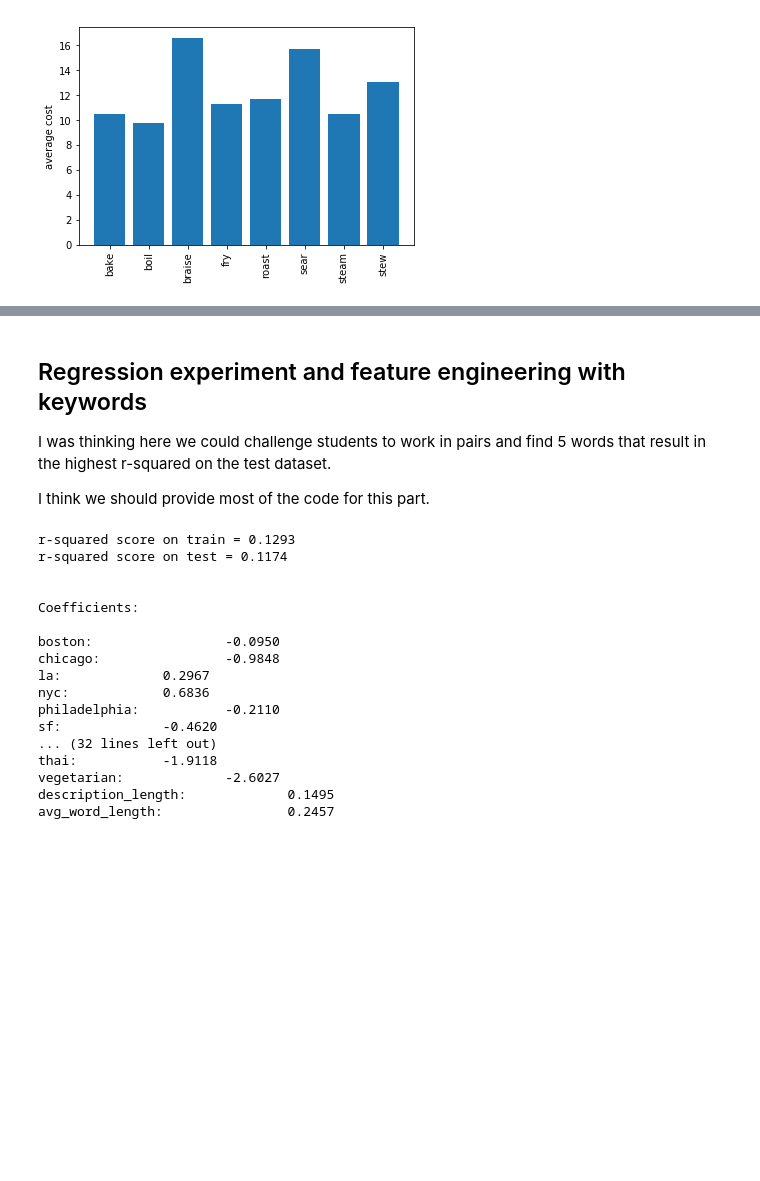
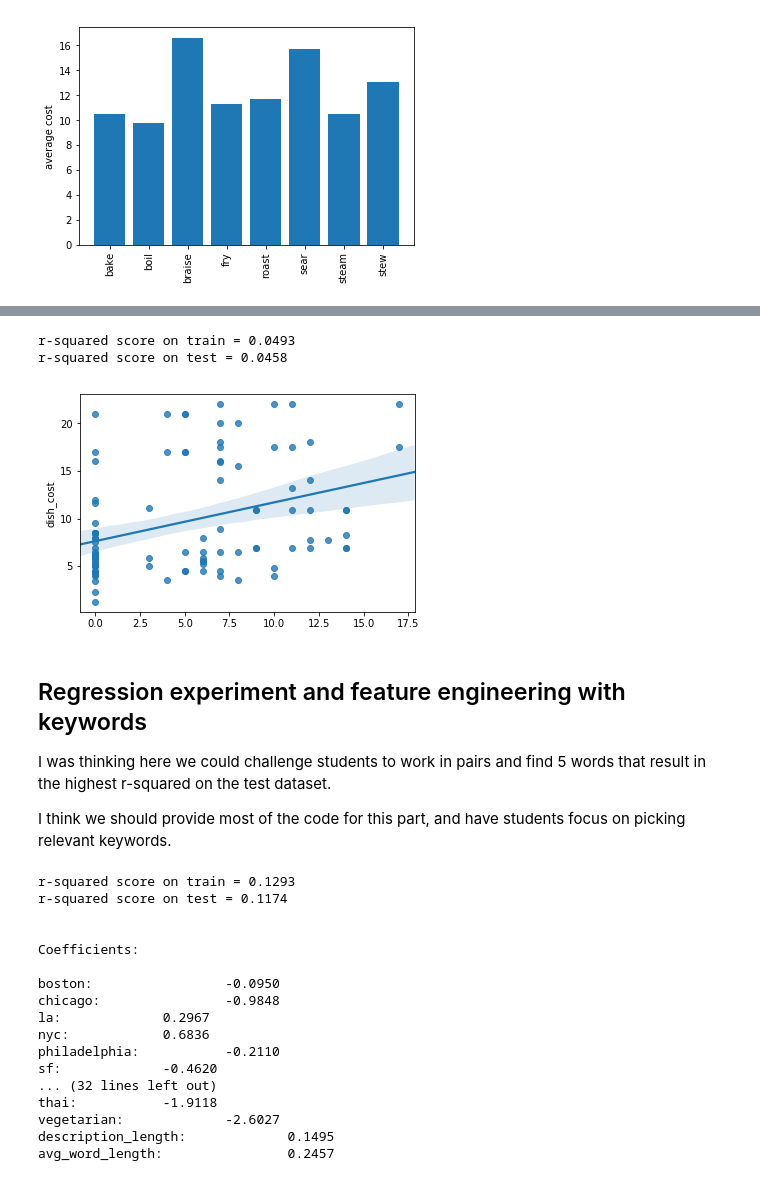
Before and after one commit to juliawatson/menu_cost_prediction, a Jupyter notebook: menu.ipynb, the cells around one changed output, grey strips where cells are left out. Drawn from its saved outputs; the diff is of its cells as text; code cells hidden in the pictures; blank space fills up the shorter version.

Commit message:
Added single-variable regression experiment. Went through code and listed required skills.

```diff
--- a/menu.ipynb
+++ b/menu.ipynb
@@ -10,11 +12,6 @@ Jurafsky, Dan, 2016, "Linguistic Markers of Status in Food Culture: Bourdieu's D
 import pandas as pd
 import csv
 import numpy as np
-
-
-def add_feature(df, word):
-    df[word] = [1 if word in text.split() else 0 for text in df["dish_description"]]
-    return df
 
 
 def read_menu_dataset(data_path="menuitems.raw"):
@@ -105,7 +117,44 @@ plt.show()
+# %%
+from sklearn.model_selection import train_test_split
+from sklearn.linear_model import LinearRegression
+import matplotlib.pyplot as plt
+
+
+RANDOM_STATE = 333
+np.random.seed(RANDOM_STATE)
+
+
+def run_regression_experiment(
+        menu_dataset, keyword_features=[], verbose=False):
+    menu_dataset = menu_dataset.copy()
+    for keyword in keyword_features:
+        menu_dataset = add_feature(menu_dataset, keyword)
+
+    menu_dataset["description_length"] = [
+        len(text.split()) for text in menu_dataset["dish_description"]]
+
+    X = menu_dataset[[item for item in menu_dataset.columns if item == "description_length"]]
+    y = menu_dataset["dish_cost"]
+
+    X_train, X_test, y_train, y_test = train_test_split(
+        X, y, test_size=0.3, random_state=RANDOM_STATE)
+
+    reg = LinearRegression().fit(X_train, y_train)
+    print(f"r-squared score on train = {reg.score(X_train, y_train):.4f}")
+    print(f"r-squared score on test = {reg.score(X_test, y_test):.4f}")
+
+    sns.regplot(X[:100], y[:100])
+
+
+run_regression_experiment(menu_dataset)
+# %% [output]
+r-squared score on train = 0.0493
+r-squared score on test = 0.0458
+[figure, added]
 # %% [markdown]
 ## Regression experiment and feature engineering with keywords
 
 I was thinking here we could challenge students to work in pairs and find 5 words that result in the highest r-squared on the test dataset.
 
-I think we should provide most of the code for this part.
+I think we should provide most of the code for this part, and have students focus on picking relevant keywords.
 # %%
```
Also changed, not shown: parts of 5 cells of this notebook.
